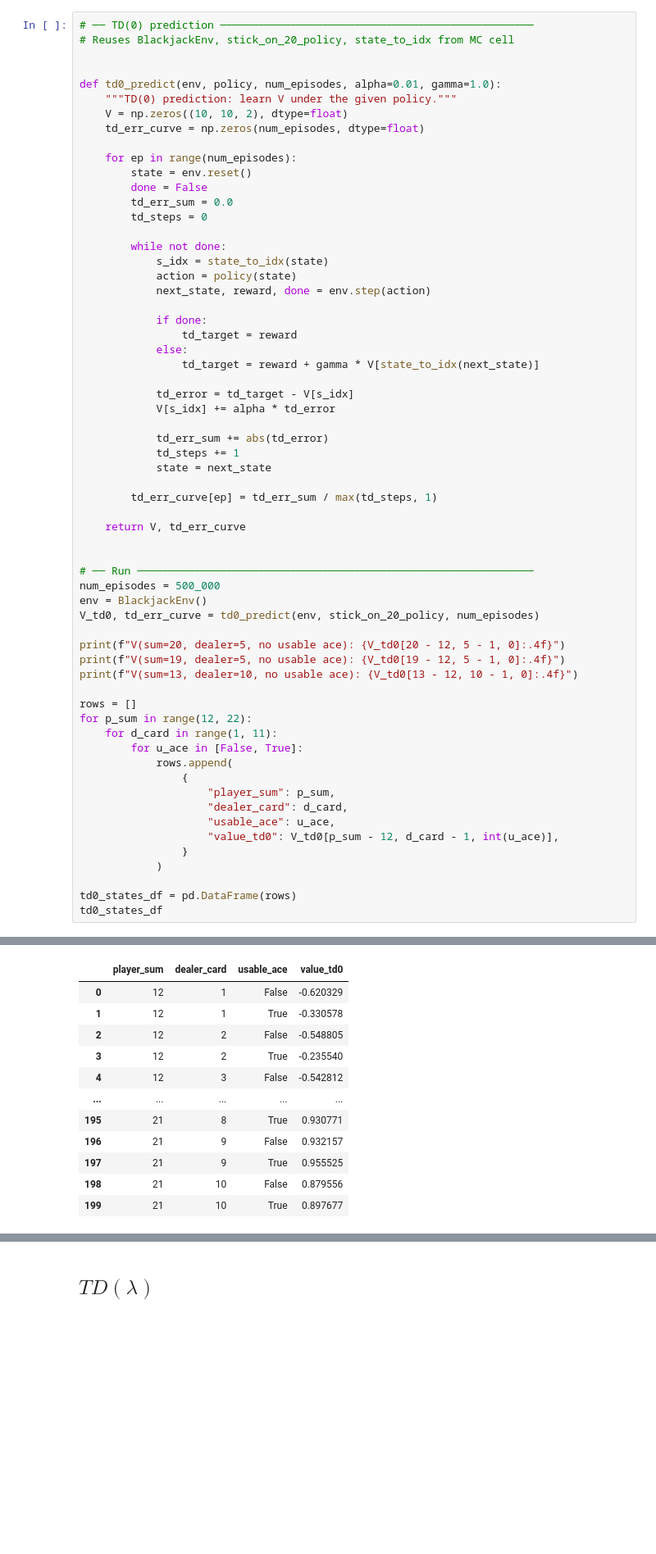
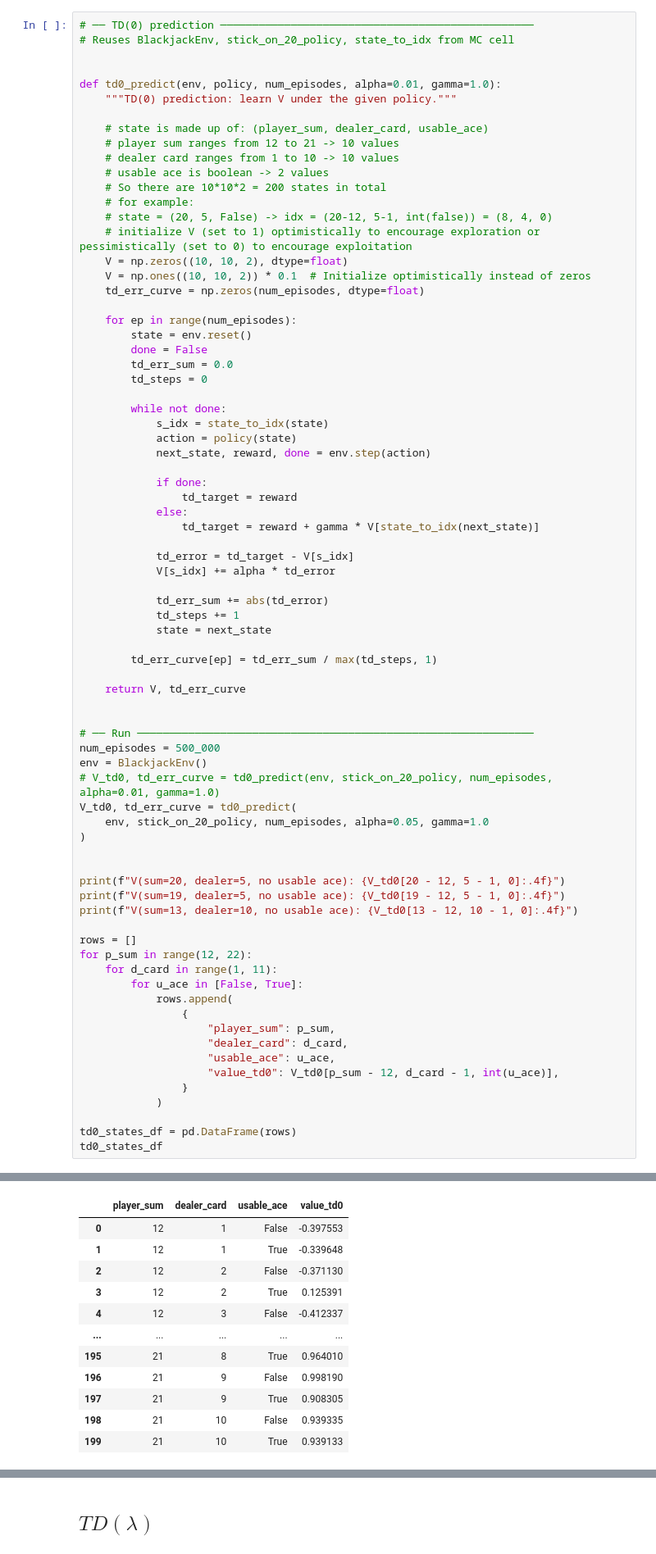
Before and after one commit to jean-kunz/cop_rl, a Jupyter notebook: nbks/1_4_model_free_predictions.ipynb, the cells around one changed output, grey strips where cells are left out. Shown at 82% size. Saved outputs shown, nothing was run; the diff lists cells and outputs as text; blank space fills up the shorter version.

```diff
--- a/nbks/1_4_model_free_predictions.ipynb
+++ b/nbks/1_4_model_free_predictions.ipynb
@@ -477,7 +470,17 @@ As $\alpha$ don't get smaller over time, agent prioritize recent rewards.
 
 def td0_predict(env, policy, num_episodes, alpha=0.01, gamma=1.0):
     """TD(0) prediction: learn V under the given policy."""
+
+    # state is made up of: (player_sum, dealer_card, usable_ace)
+    # player sum ranges from 12 to 21 -> 10 values
+    # dealer card ranges from 1 to 10 -> 10 values
+    # usable ace is boolean -> 2 values
+    # So there are 10*10*2 = 200 states in total
+    # for example:
+    # state = (20, 5, False) -> idx = (20-12, 5-1, int(false)) = (8, 4, 0)
+    # initialize V (set to 1) optimistically to encourage exploration or pessimistically (set to 0) to encourage exploitation
     V = np.zeros((10, 10, 2), dtype=float)
+    V = np.ones((10, 10, 2)) * 0.1  # Initialize optimistically instead of zeros
     td_err_curve = np.zeros(num_episodes, dtype=float)
 
     for ep in range(num_episodes):
@@ -511,7 +514,11 @@ def td0_predict(env, policy, num_episodes, alpha=0.01, gamma=1.0):
 # ── Run ──────────────────────────────────────────────────────────────
 num_episodes = 500_000
 env = BlackjackEnv()
-V_td0, td_err_curve = td0_predict(env, stick_on_20_policy, num_episodes)
+# V_td0, td_err_curve = td0_predict(env, stick_on_20_policy, num_episodes, alpha=0.01, gamma=1.0)
+V_td0, td_err_curve = td0_predict(
+    env, stick_on_20_policy, num_episodes, alpha=0.05, gamma=1.0
+)
+
 
 print(f"V(sum=20, dealer=5, no usable ace): {V_td0[20 - 12, 5 - 1, 0]:.4f}")
 print(f"V(sum=19, dealer=5, no usable ace): {V_td0[19 - 12, 5 - 1, 0]:.4f}")
@@ -539,15 +546,15 @@ V(sum=13, dealer=10, no usable ace): -0.6469
 |  | player_sum | dealer_card | usable_ace | value_td0 |
-| 0 | 12 | 1 | False | -0.620329 |
-| 1 | 12 | 1 | True | -0.330578 |
-| 2 | 12 | 2 | False | -0.548805 |
-| 3 | 12 | 2 | True | -0.235540 |
-| 4 | 12 | 3 | False | -0.542812 |
+| 0 | 12 | 1 | False | -0.397553 |
+| 1 | 12 | 1 | True | -0.339648 |
+| 2 | 12 | 2 | False | -0.371130 |
+| 3 | 12 | 2 | True | 0.125391 |
+| 4 | 12 | 3 | False | -0.412337 |
 | ... | ... | ... | ... | ... |
-| 195 | 21 | 8 | True | 0.930771 |
-| 196 | 21 | 9 | False | 0.932157 |
-| 197 | 21 | 9 | True | 0.955525 |
-| 198 | 21 | 10 | False | 0.879556 |
-| 199 | 21 | 10 | True | 0.897677 |
+| 195 | 21 | 8 | True | 0.964010 |
+| 196 | 21 | 9 | False | 0.998190 |
+| 197 | 21 | 9 | True | 0.908305 |
+| 198 | 21 | 10 | False | 0.939335 |
+| 199 | 21 | 10 | True | 0.939133 |
 200 rows × 4 columns
 # %%
 import matplotlib.pyplot as plt
```
Also changed, not shown: parts of 14 cells of this notebook, 1 other file.
